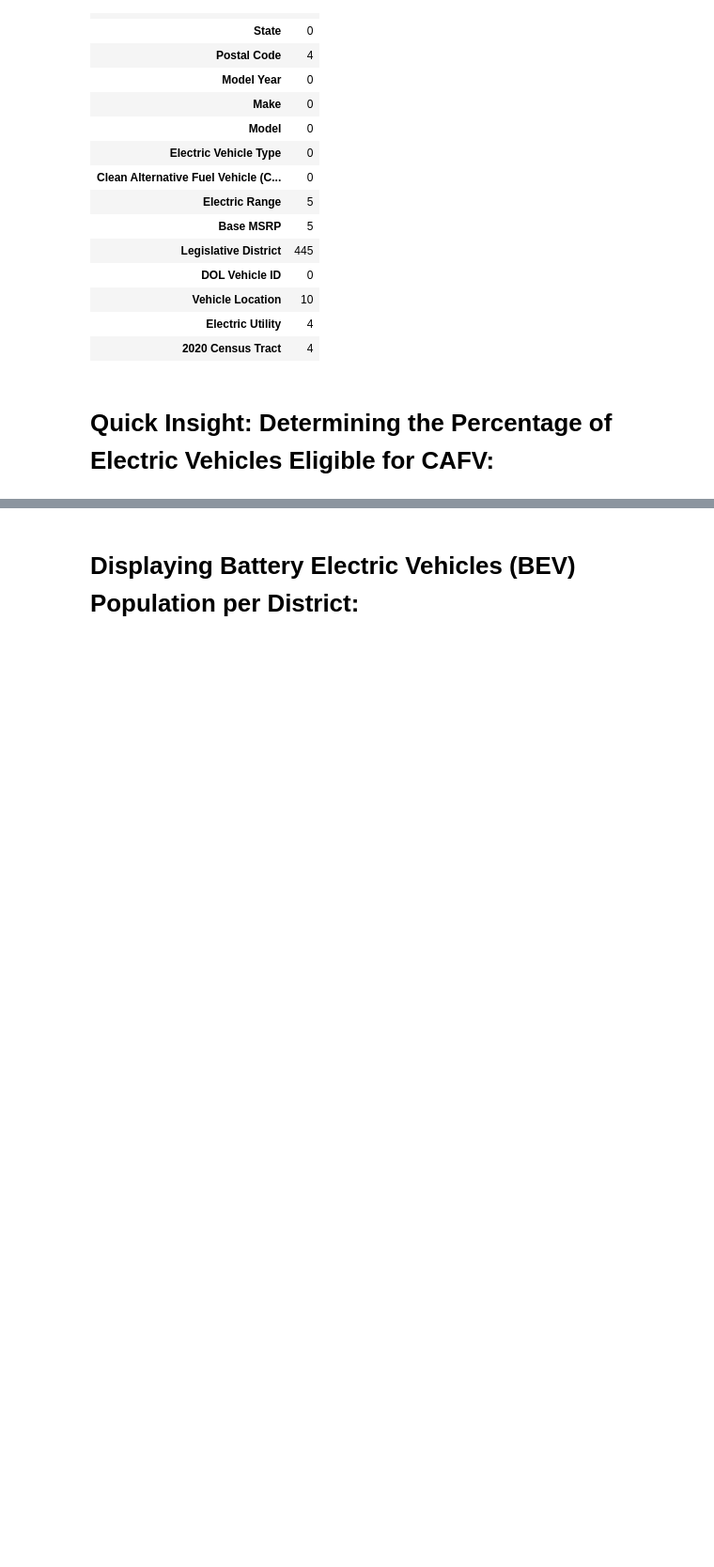
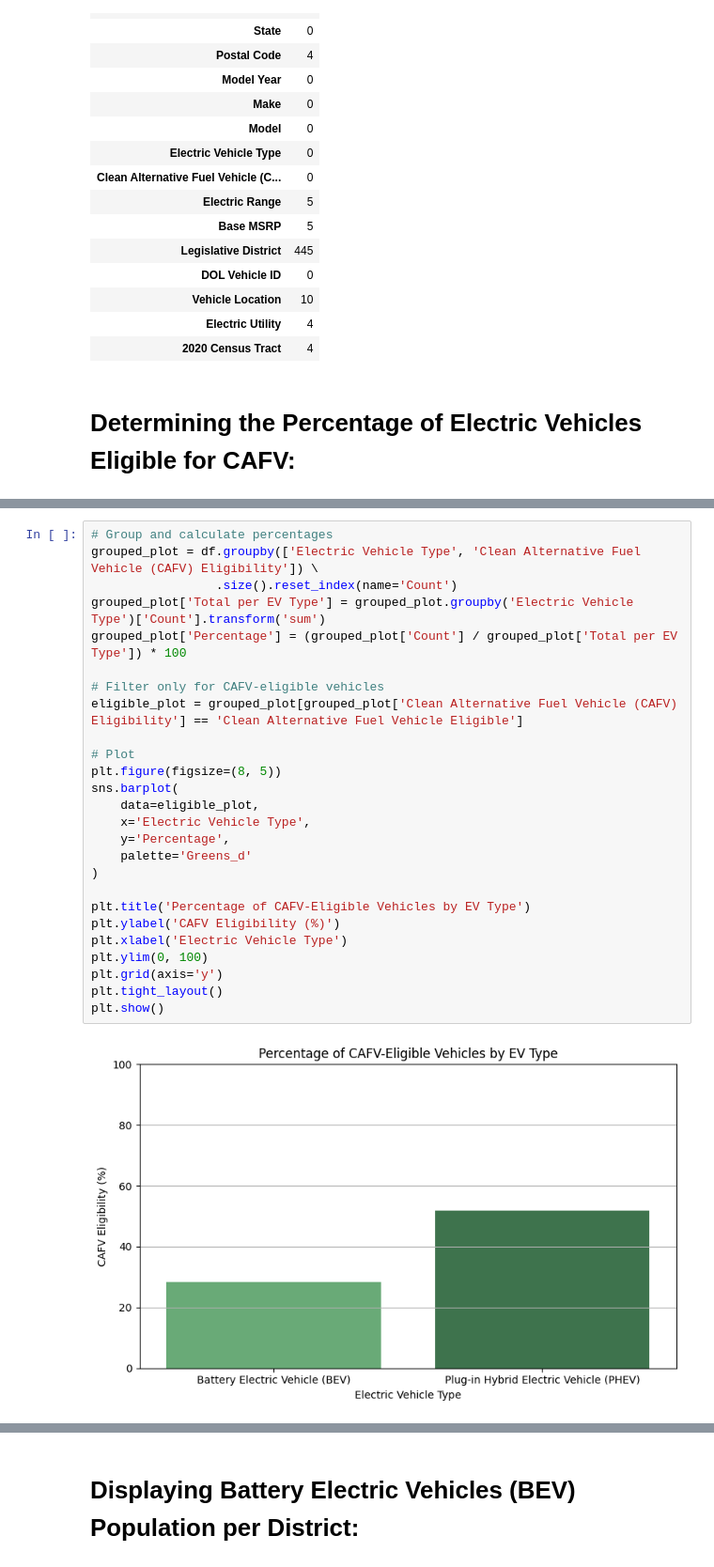
Before and after one commit to chickenlittle5/2048, a Jupyter notebook: electric-vehicle-population-in-washington-analysis.ipynb, the cells around one changed output, grey strips where cells are left out. Shown at 94% size. Drawn from its saved outputs; the diff is of its cells as text; blank space fills up the shorter version.

Commit message:
Kaggle Notebook | Electric Vehicle Population in Washington Analysis | Version 3

```diff
--- a/electric-vehicle-population-in-washington-analysis.ipynb
+++ b/electric-vehicle-population-in-washington-analysis.ipynb
@@ -152,7 +152,7 @@ Null Values in Dataset
 | Electric Utility | 4 |
 | 2020 Census Tract | 4 |
 # %% [markdown]
-# Quick Insight: Determining the Percentage of Electric Vehicles Eligible for CAFV:
+# Determining the Percentage of Electric Vehicles Eligible for CAFV:
 # %%
 grouped = df.groupby(['Electric Vehicle Type', 'Clean Alternative Fuel Vehicle (CAFV) Eligibility']).size().reset_index(name='Count')
 
@@ -185,3 +185,31 @@ Percents
 | Clean Alternative Fuel Vehicle (C... | Electric Vehicle Type | Clean Alternative Fuel Vehicle El... | Eligibility unknown as battery ra... | Not eligible due to low battery r... |
 | 0 | Battery Electric Vehicle (BEV) | 28.32429% | 71.67087% | 0.00483% |
 | 1 | Plug-in Hybrid Electric Vehicle (... | 51.87734% | 0 | 48.12266% |
+# %%
+# Group and calculate percentages
+grouped_plot = df.groupby(['Electric Vehicle Type', 'Clean Alternative Fuel Vehicle (CAFV) Eligibility']) \
+                 .size().reset_index(name='Count')
+grouped_plot['Total per EV Type'] = grouped_plot.groupby('Electric Vehicle Type')['Count'].transform('sum')
+grouped_plot['Percentage'] = (grouped_plot['Count'] / grouped_plot['Total per EV Type']) * 100
+
+# Filter only for CAFV-eligible vehicles
+eligible_plot = grouped_plot[grouped_plot['Clean Alternative Fuel Vehicle (CAFV) Eligibility'] == 'Clean Alternative Fuel Vehicle Eligible']
+
+# Plot
+plt.figure(figsize=(8, 5))
+sns.barplot(
+    data=eligible_plot,
+    x='Electric Vehicle Type',
+    y='Percentage',
+    palette='Greens_d'
+)
+
+plt.title('Percentage of CAFV-Eligible Vehicles by EV Type')
+plt.ylabel('CAFV Eligibility (%)')
+plt.xlabel('Electric Vehicle Type')
+plt.ylim(0, 100)
+plt.grid(axis='y')
+plt.tight_layout()
+plt.show()
+# %% [output]
+[figure, added]
```
Also changed, not shown: parts of 2 cells of this notebook.
